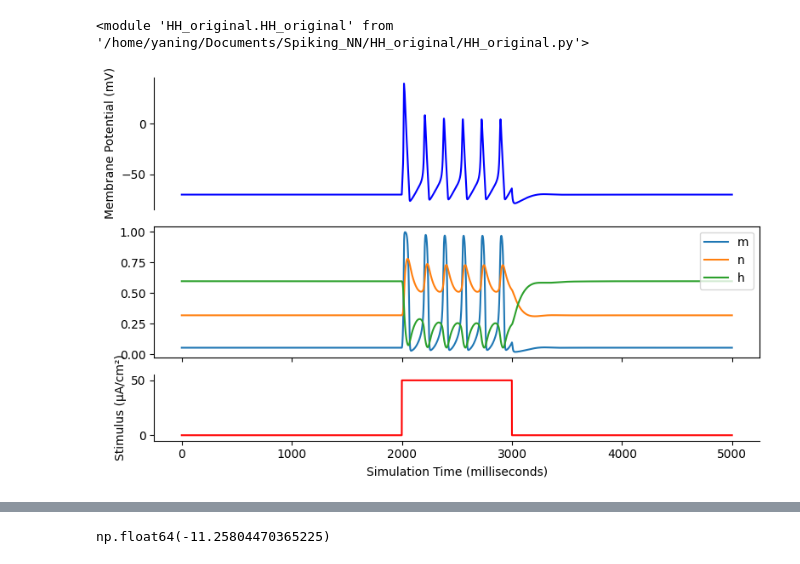
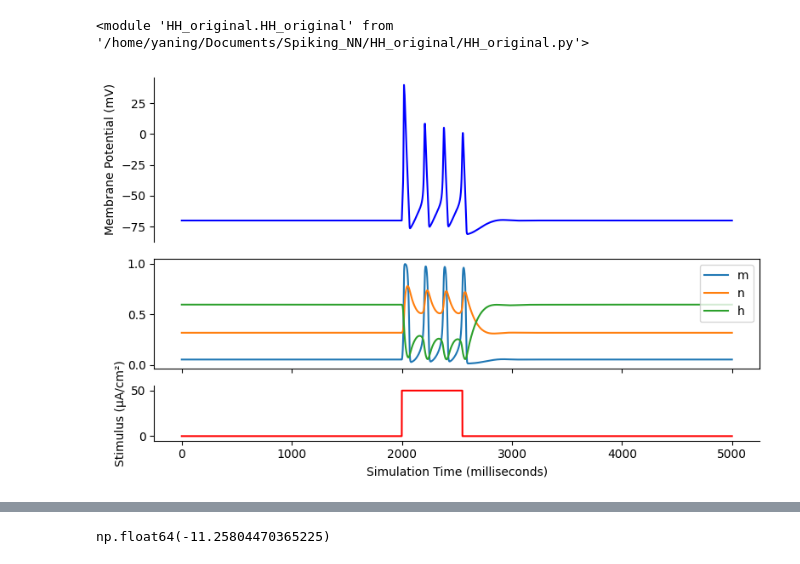
Before and after one commit to hhsherlock/Spiking_NN, a Jupyter notebook: HH_original/run_original.ipynb, the cells around one changed output, grey strips where cells are left out. Drawn from its saved outputs; the diff is of its cells as text; code cells hidden in the pictures.

```diff
--- a/HH_original/run_original.ipynb
+++ b/HH_original/run_original.ipynb
@@ -26,7 +26,7 @@ voltages = np.empty(pointCount)
 # times = np.arange(pointCount) * 0.05
 times = np.arange(pointCount)
 stim = np.zeros(pointCount)
-stim[2000:3000] = 50  # create a square pulse
+stim[2000:2550] = 50  # create a square pulse
 # stim[2400:3020] = 5
 threshold_times = []
 # fire_count = 0
@@ -35,6 +35,7 @@ threshold_times = []
 ms = []
 ns = []
 hs = []
+na_currents = []
 
 for i in range(len(times)):
     temp_stim = stim[i]
@@ -48,7 +49,8 @@ for i in range(len(times)):
     #     fire_count += 1
 
 
-    hh.Iterate(stimulusCurrent=temp_stim, deltaTms=0.05)
+    INa = hh.Iterate(stimulusCurrent=temp_stim, deltaTms=0.05)
+    na_currents.append(INa)
     ms.append(hh.m.state)
     ns.append(hh.n.state)
     hs.append(hh.h.state)
@@ -65,35 +67,35 @@ for i in range(len(times)):
 
 
 f, (ax1, ax2, ax3) = plt.subplots(3, 1, sharex=True, figsize=(8, 5),
-                                gridspec_kw={'height_ratios': [2,2, 1]})
+                                gridspec_kw={'height_ratios': [3,2, 1]})
 
 ax1.plot(times, voltages - 70, 'b')
 # ax1.plot(times, current, 'b')
 ax1.set_ylabel("Membrane Potential (mV)")
 # ax1.set_title("Hodgkin-Huxley Spiking Neuron Model", fontSize=16)
 ax1.spines['right'].set_visible(False)
 ax1.spines['top'].set_visible(False)
 ax1.spines['bottom'].set_visible(False)
 ax1.tick_params(bottom=False)
 
 ax2.plot(times, ms, label='m')
 ax2.plot(times, ns, label='n')
 ax2.plot(times, hs, label='h')
 ax2.legend()
 # ax2.set_ylabel("Stimulus (µA/cm²)")
 # ax2.set_xlabel("Simulation Time (milliseconds)")
 # ax2.spines['right'].set_visible(False)
 # ax2.spines['top'].set_visible(False)
 
 ax3.plot(times, stim, 'r')
 ax3.set_ylabel("Stimulus (µA/cm²)")
 ax3.set_xlabel("Simulation Time (milliseconds)")
 ax3.spines['right'].set_visible(False)
 ax3.spines['top'].set_visible(False)
 
 plt.margins(0, 0.1)
 plt.tight_layout()
 # plt.savefig("plots/states_change.png", dpi= 300)
 plt.show()
 # %% [output]
-[figure, old version]
+[figure, new version]
```
Also changed, not shown: parts of 1 cell of this notebook, 2 other files.
